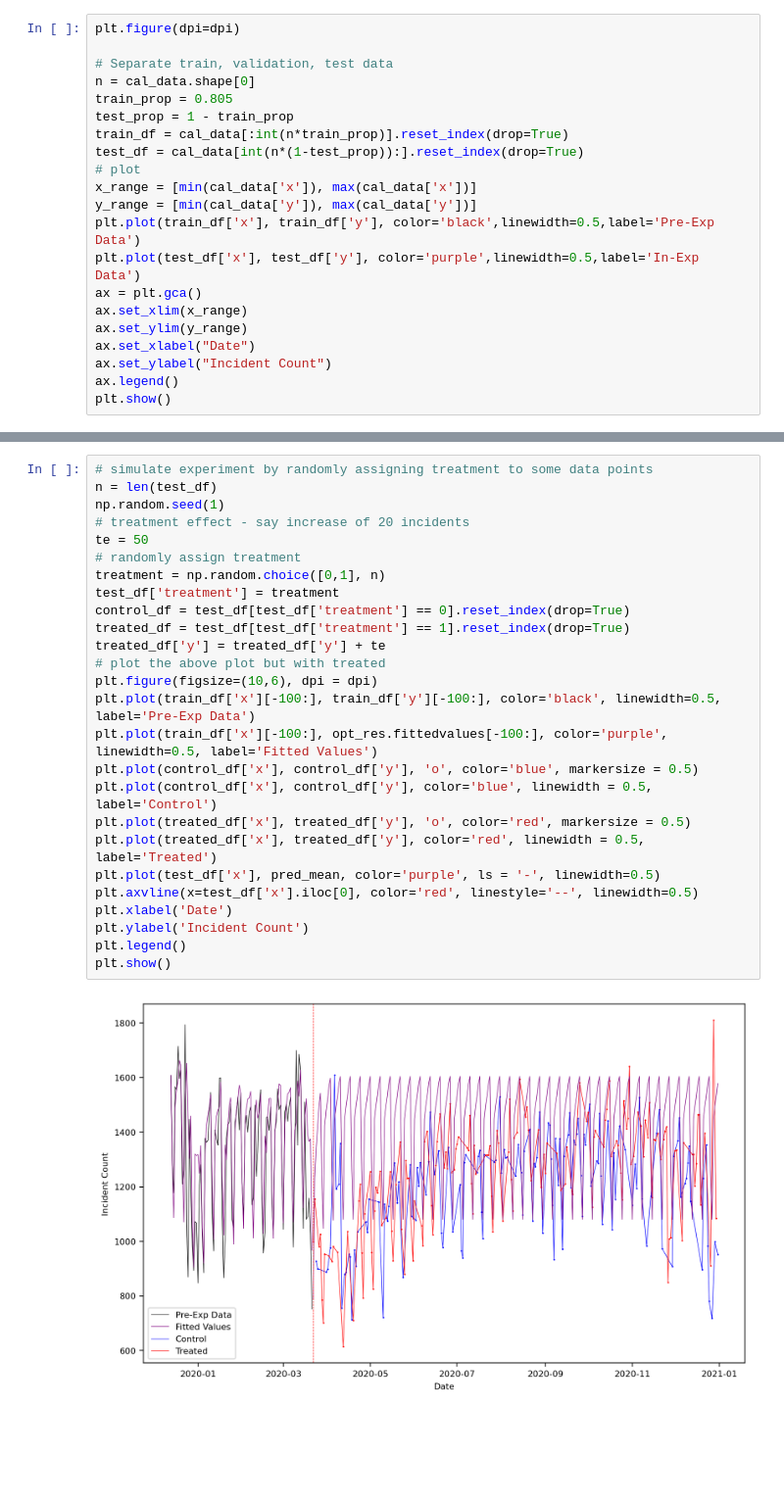
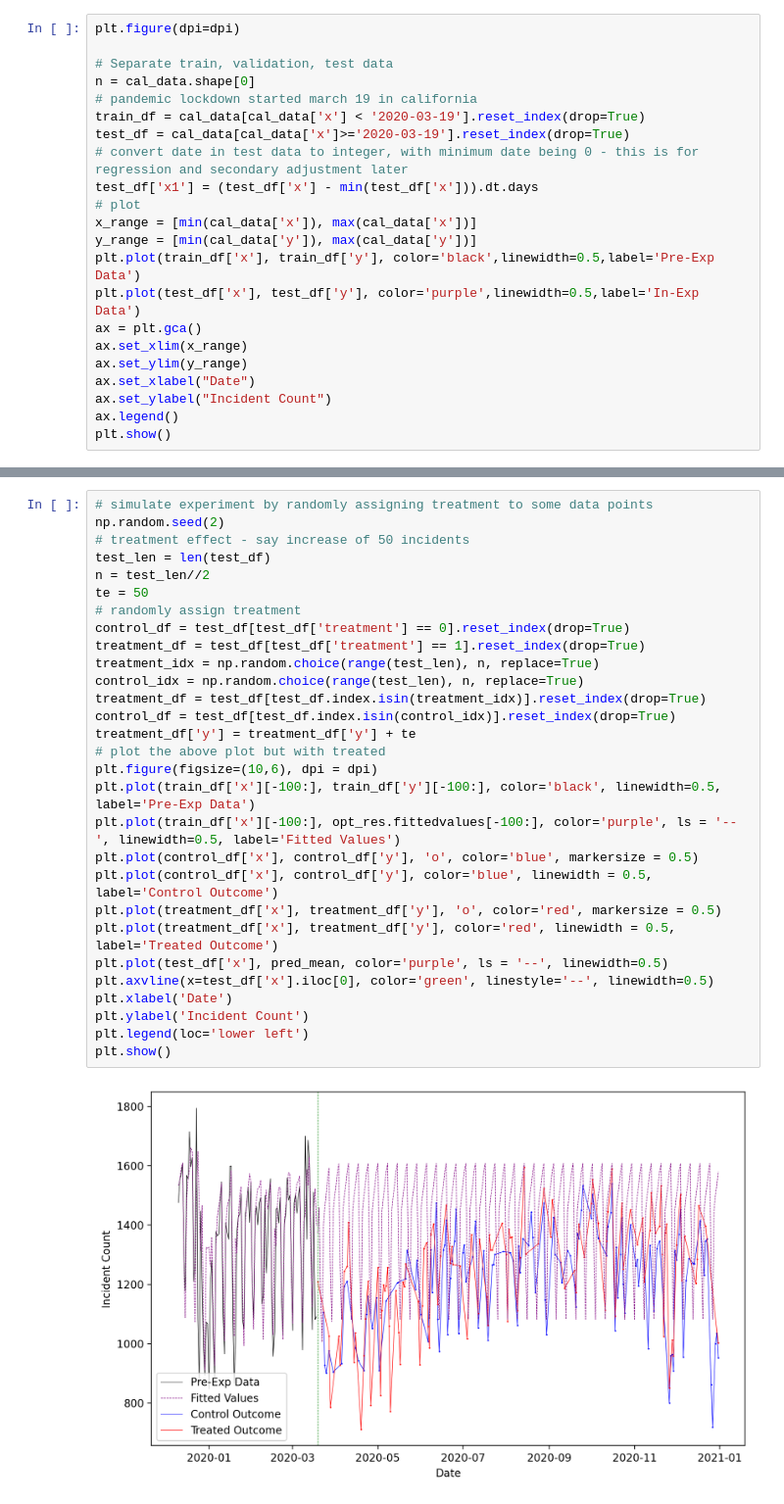
Before and after one commit to kshim99/Two-Stage-Framework-for-Variance-Reduction, a Jupyter notebook: kdd_sim.ipynb, the cells around one changed output, grey strips where cells are left out. Shown at 98% size. Saved outputs shown, nothing was run; the diff lists cells and outputs as text; blank space fills up the shorter version.

```diff
--- a/kdd_sim.ipynb
+++ b/kdd_sim.ipynb
@@ -34,10 +52,11 @@ plt.figure(dpi=dpi)
 
 # Separate train, validation, test data
 n = cal_data.shape[0]
-train_prop = 0.805
-test_prop = 1 - train_prop
-train_df = cal_data[:int(n*train_prop)].reset_index(drop=True)
-test_df = cal_data[int(n*(1-test_prop)):].reset_index(drop=True)
+# pandemic lockdown started march 19 in california
+train_df = cal_data[cal_data['x'] < '2020-03-19'].reset_index(drop=True)
+test_df = cal_data[cal_data['x']>='2020-03-19'].reset_index(drop=True)
+# convert date in test data to integer, with minimum date being 0 - this is for regression and secondary adjustment later
+test_df['x1'] = (test_df['x'] - min(test_df['x'])).dt.days
 # plot
 x_range = [min(cal_data['x']), max(cal_data['x'])]
 y_range = [min(cal_data['y']), max(cal_data['y'])]
@@ -142,28 +160,31 @@ plt.show()
 # %%
 # simulate experiment by randomly assigning treatment to some data points
-n = len(test_df)
-np.random.seed(1)
-# treatment effect - say increase of 20 incidents
+np.random.seed(2)
+# treatment effect - say increase of 50 incidents
+test_len = len(test_df)
+n = test_len//2
 te = 50
 # randomly assign treatment
-treatment = np.random.choice([0,1], n)
-test_df['treatment'] = treatment
 control_df = test_df[test_df['treatment'] == 0].reset_index(drop=True)
-treated_df = test_df[test_df['treatment'] == 1].reset_index(drop=True)
-treated_df['y'] = treated_df['y'] + te
+treatment_df = test_df[test_df['treatment'] == 1].reset_index(drop=True)
+treatment_idx = np.random.choice(range(test_len), n, replace=True)
+control_idx = np.random.choice(range(test_len), n, replace=True)
+treatment_df = test_df[test_df.index.isin(treatment_idx)].reset_index(drop=True)
+control_df = test_df[test_df.index.isin(control_idx)].reset_index(drop=True)
+treatment_df['y'] = treatment_df['y'] + te
 # plot the above plot but with treated
 plt.figure(figsize=(10,6), dpi = dpi)
 plt.plot(train_df['x'][-100:], train_df['y'][-100:], color='black', linewidth=0.5, label='Pre-Exp Data')
-plt.plot(train_df['x'][-100:], opt_res.fittedvalues[-100:], color='purple', linewidth=0.5, label='Fitted Values')
+plt.plot(train_df['x'][-100:], opt_res.fittedvalues[-100:], color='purple', ls = '--', linewidth=0.5, label='Fitted Values')
 plt.plot(control_df['x'], control_df['y'], 'o', color='blue', markersize = 0.5)
-plt.plot(control_df['x'], control_df['y'], color='blue', linewidth = 0.5, label='Control')
-plt.plot(treated_df['x'], treated_df['y'], 'o', color='red', markersize = 0.5)
-plt.plot(treated_df['x'], treated_df['y'], color='red', linewidth = 0.5, label='Treated')
-plt.plot(test_df['x'], pred_mean, color='purple', ls = '-', linewidth=0.5)
-plt.axvline(x=test_df['x'].iloc[0], color='red', linestyle='--', linewidth=0.5)
+plt.plot(control_df['x'], control_df['y'], color='blue', linewidth = 0.5, label='Control Outcome')
+plt.plot(treatment_df['x'], treatment_df['y'], 'o', color='red', markersize = 0.5)
+plt.plot(treatment_df['x'], treatment_df['y'], color='red', linewidth = 0.5, label='Treated Outcome')
+plt.plot(test_df['x'], pred_mean, color='purple', ls = '--', linewidth=0.5)
+plt.axvline(x=test_df['x'].iloc[0], color='green', linestyle='--', linewidth=0.5)
 plt.xlabel('Date')
 plt.ylabel('Incident Count')
-plt.legend()
+plt.legend(loc='lower left')
 plt.show()
 # %% [output]
-[figure, old version]
+[figure, new version]
```
Also changed, not shown: parts of 12 cells of this notebook.
